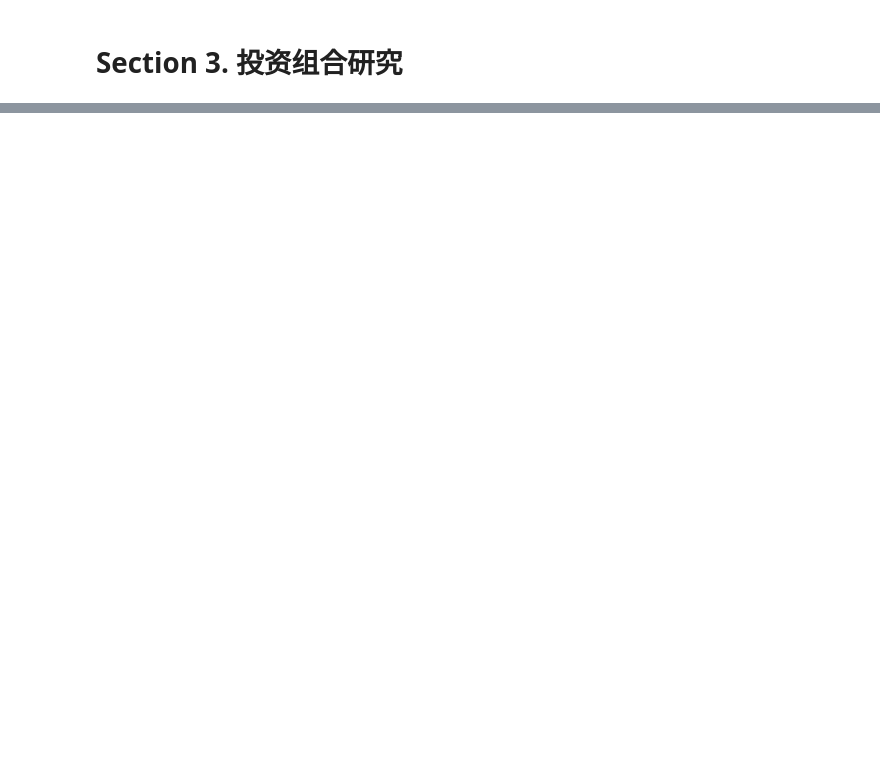
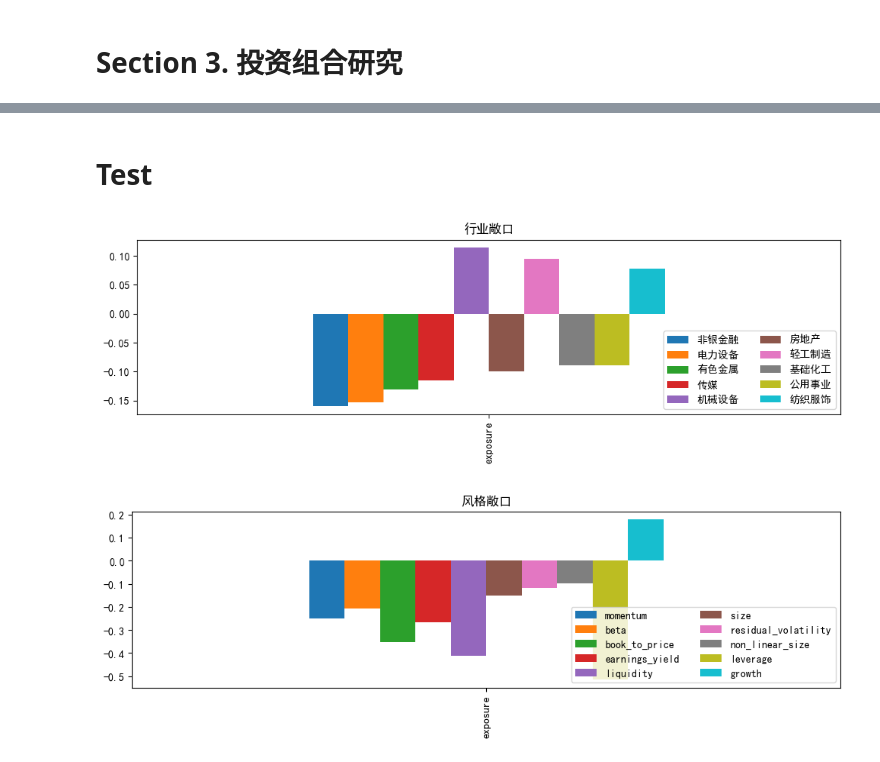
Before and after one commit to enter-a-name/-, a Jupyter notebook: test.ipynb, the cells around one changed output, grey strips where cells are left out. Saved outputs shown, nothing was run; the diff lists cells and outputs as text; code cells hidden in the pictures; blank space fills up the shorter version.

```diff
--- a/test.ipynb
+++ b/test.ipynb
@@ -208,0 +208,2 @@ NameError: name 'result' is not defined
+# %%
+features, ret = portfolio_construct.load_features()
@@ -208,0 +237,12 @@ NameError: name 'result' is not defined
+# %% [markdown]
+# Test
+# %%
+from mysystem.portfolio_test import _exposure_reg
+
+features, ret = portfolio_construct.load_features()
+cur_ret = ret.set_index('date')['volume']
+df0,df1 = _exposure_reg._calc_exposure(cur_ret)
+_exposure_reg._show_exposure(df0,df1)
+# %% [output]
+[figure, added]
+[figure, added]
```
Also changed, not shown: parts of 15 cells of this notebook, 7 other files.
